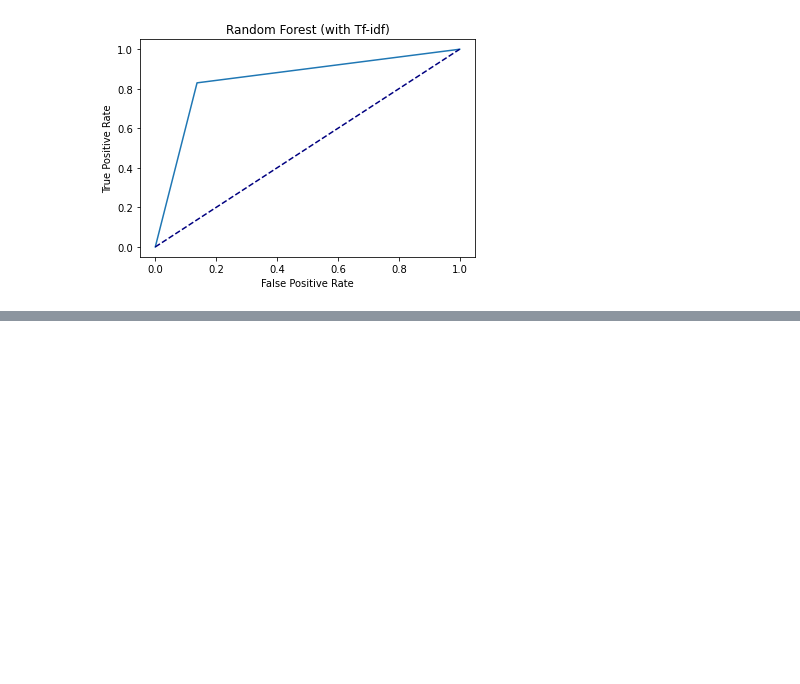
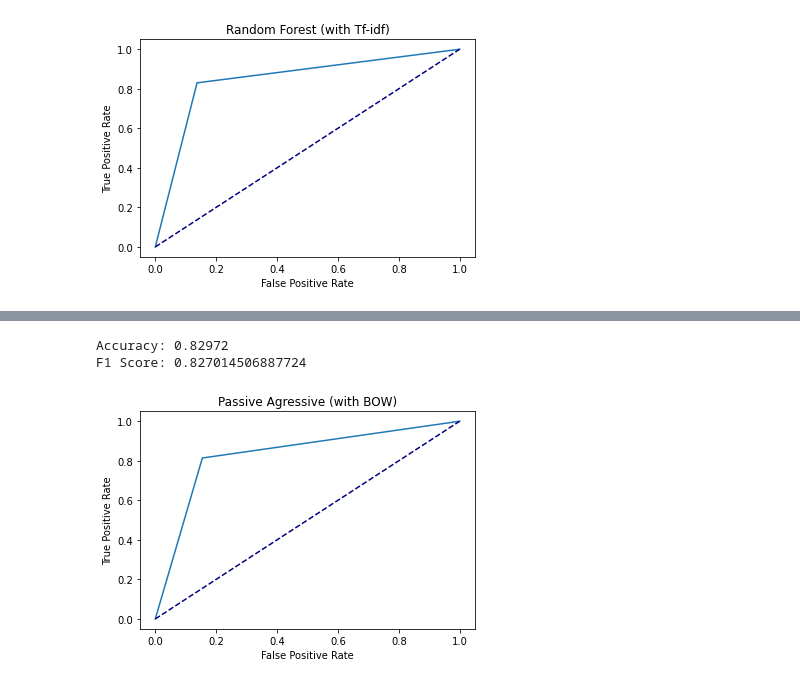
Before and after one commit to therealcs1010/CS4248-Project, a Jupyter notebook: Fatin/Fatin.ipynb, the cells around one changed output, grey strips where cells are left out. Saved outputs shown, nothing was run; the diff lists cells and outputs as text; code cells hidden in the pictures; blank space fills up the shorter version.

```diff
--- a/Fatin/Fatin.ipynb
+++ b/Fatin/Fatin.ipynb
@@ -259,0 +395,10 @@ F1 Score: 0.8438389589263928
+# %%
+model = PassiveAggressiveClassifier(random_state=4248, max_iter=4248)
+model.fit(train_bow, train_sentiment)
+preds = model.predict(test_bow)
+get_metrics(test_sentiment, preds)
+get_plot(test_sentiment, preds, 'Passive Agressive (with BOW)', 'passive_aggressive_bow')
+# %% [output]
+Accuracy: 0.82972
+F1 Score: 0.827014506887724
+[figure, added]
```
Also changed, not shown: parts of 44 cells of this notebook.
